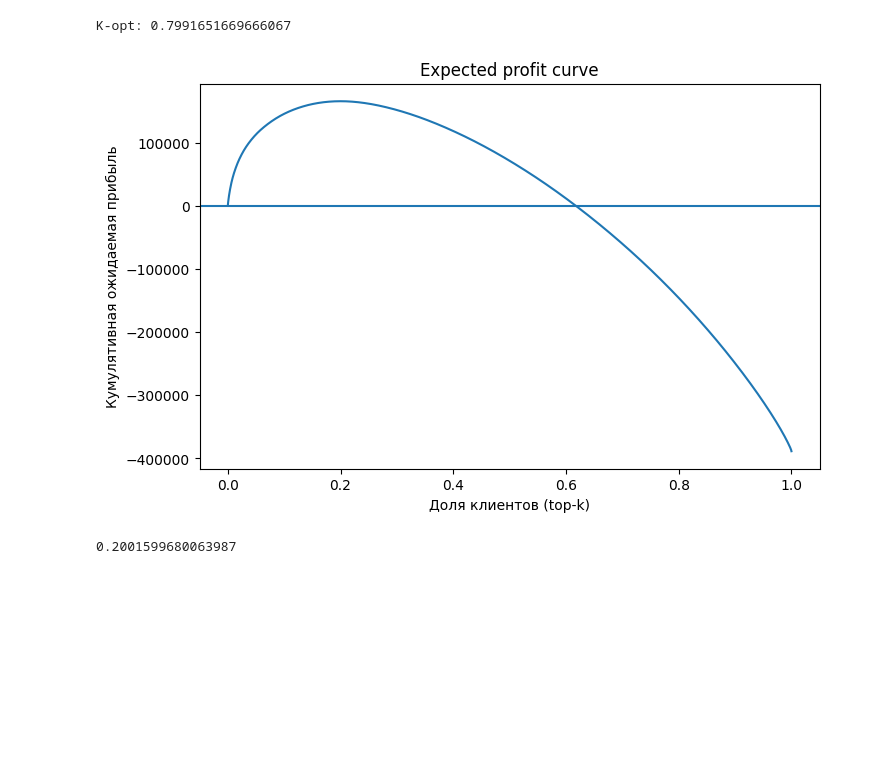
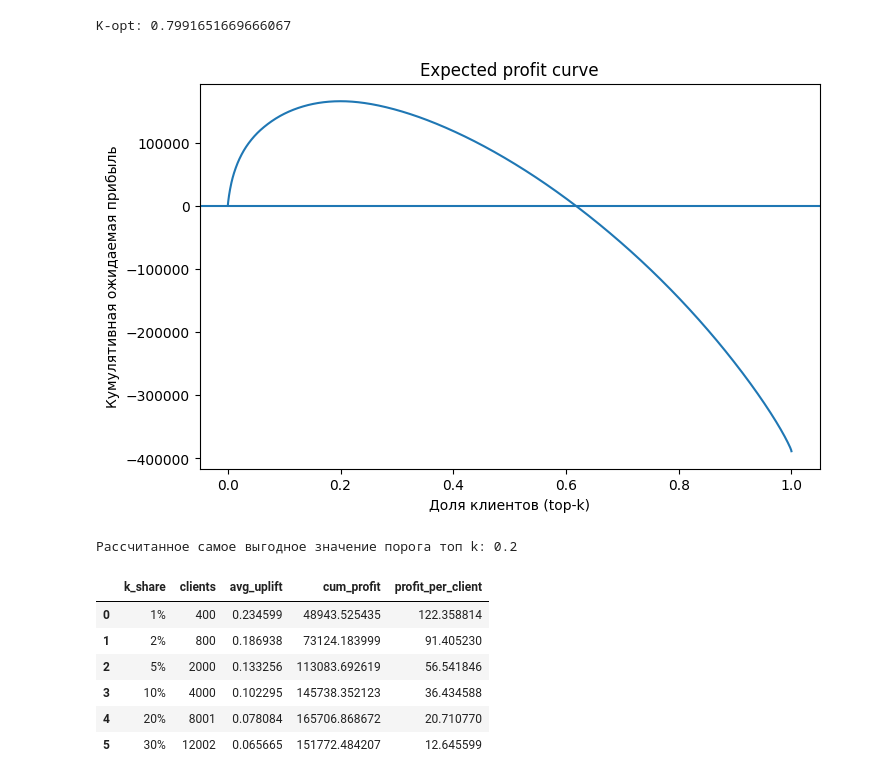
Before and after one commit to Mister-0-Zero/uplift, a Jupyter notebook: X-leaner.ipynb, the cells around one changed output. Saved outputs shown, nothing was run; the diff lists cells and outputs as text; code cells hidden in the pictures; blank space fills up the shorter version.

```diff
--- a/X-leaner.ipynb
+++ b/X-leaner.ipynb
@@ -349,6 +349,8 @@ def money(uplift_valid, ARPU = 500, cost = 50):
     # сортировка уже сделана по uplift
     df['cum_profit'] = df['exp_profit'].cumsum()
 
+    df['share'] = (df.index + 1) / len(df)
+
     x = np.arange(1, len(df) + 1) / len(df)
 
     plt.figure(figsize=(8, 5))
@@ -361,9 +363,37 @@ def money(uplift_valid, ARPU = 500, cost = 50):
 
     k_idx = df['cum_profit'].idxmax()
     k_profit = k_idx / len(df)
-    print(k_profit)
+    print(f"Рассчитанное самое выгодное значение порога топ k: {round(k_profit,2)}")
+
+    k_list = [0.01, 0.02, 0.05, 0.1, 0.2, 0.3]
+
+    rows = []
+    for k in k_list:
+        n = int(len(df) * k)
+        part = df.iloc[:n]
+
+        rows.append({
+            'k_share': f'{int(k*100)}%',
+            'clients': n,
+            'avg_uplift': part['uplift'].mean(),
+            'cum_profit': part['cum_profit'].iloc[-1],
+            'profit_per_client': part['cum_profit'].iloc[-1] / n
+        })
+
+    profit_table = pd.DataFrame(rows)
+    return profit_table
 # %%
-money(uplift_valid_X, ARPU, 30)
+profit_table = money(uplift_valid_X, ARPU, 30)
 # %% [output]
 [figure]
-0.2001599680063987
+Рассчитанное самое выгодное значение порога топ k: 0.2
+# %%
+profit_table.head(10)
+# %% [output]
+|  | k_share | clients | avg_uplift | cum_profit | profit_per_client |
+| 0 | 1% | 400 | 0.234599 | 48943.525435 | 122.358814 |
+| 1 | 2% | 800 | 0.186938 | 73124.183999 | 91.405230 |
+| 2 | 5% | 2000 | 0.133256 | 113083.692619 | 56.541846 |
+| 3 | 10% | 4000 | 0.102295 | 145738.352123 | 36.434588 |
+| 4 | 20% | 8001 | 0.078084 | 165706.868672 | 20.710770 |
+| 5 | 30% | 12002 | 0.065665 | 151772.484207 | 12.645599 |
```
